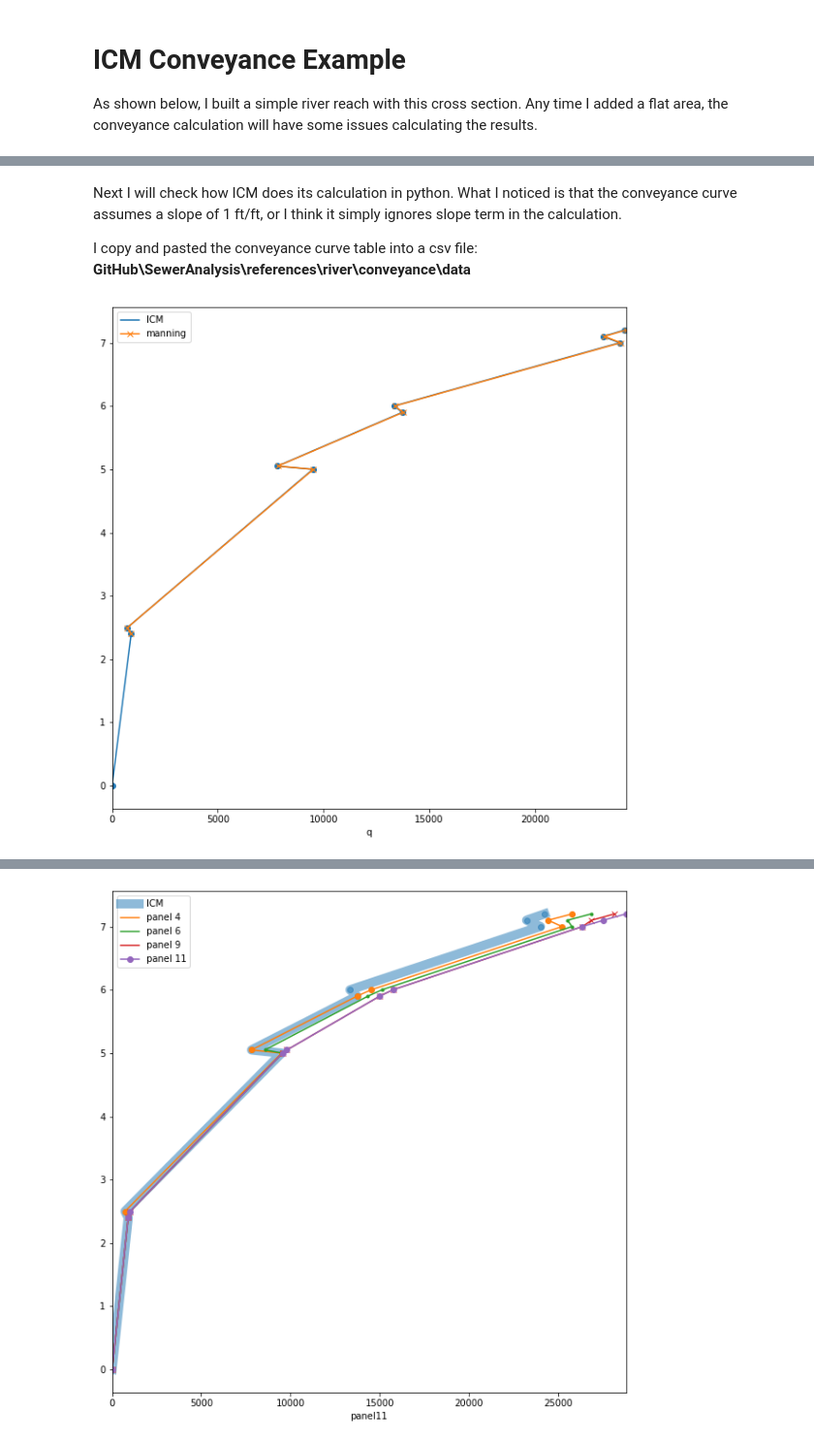
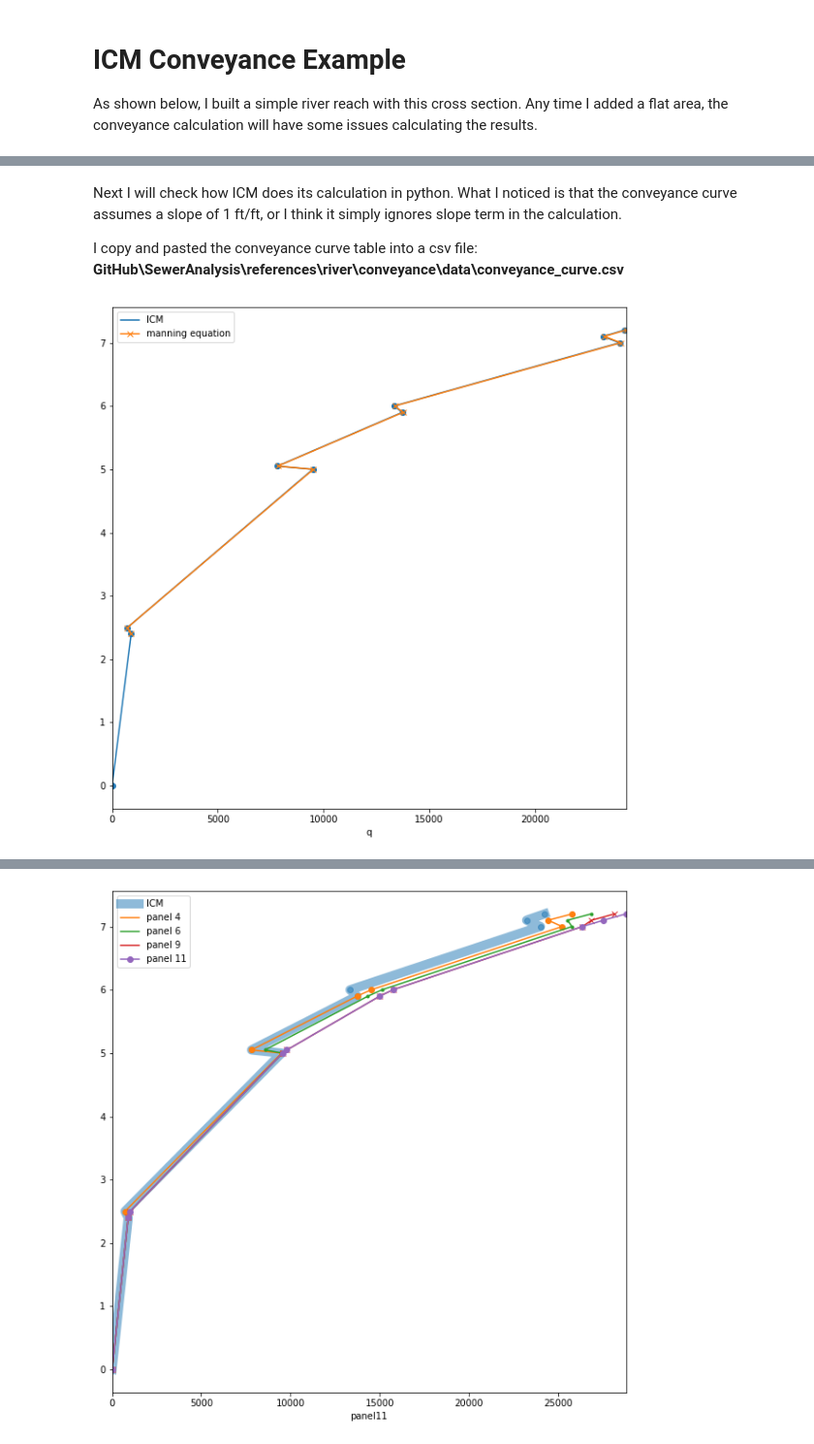
Before and after one commit to mel-meng/SewerAnalysis, a Jupyter notebook: references/river/conveyance/conveyance curve.ipynb, the cells around one changed output, grey strips where cells are left out. Shown: that part at 97% size. Drawn from its saved outputs; the diff is of its cells as text; code cells hidden in the pictures.

```diff
--- a/references/river/conveyance/conveyance curve.ipynb
+++ b/references/river/conveyance/conveyance curve.ipynb
@@ -48,7 +48,7 @@ As shown below, I built a simple river reach with this cross section. Any time I
 # %% [markdown]
 Next I will check how ICM does its calculation in python. What I noticed is that the conveyance curve assumes a slope of 1 ft/ft, or I think it simply ignores slope term in the calculation.
 
-I copy and pasted the conveyance curve table into a csv file: **GitHub\SewerAnalysis\references\river\conveyance\data**
+I copy and pasted the conveyance curve table into a csv file: **GitHub\SewerAnalysis\references\river\conveyance\data\conveyance_curve.csv**
 # %%
 import pandas as pd
 import os
@@ -61,20 +61,20 @@ df = pd.read_csv(conveyance_curve)
 # %%
 # perform the calculation
 
 slope = 1 # seems ICM always uses 1
 
 # calculate the hydraulic radus using the reported values in ICM
 df['r'] = df['Area (ft2)']/df['Perimeter (ft)']
 
 # using manning's equation to calculate the discharge
 df['q'] = (1.49/0.013)*df['Area (ft2)']*(df['r']**(2/3))
 
 # plot the results
 ax = df.plot(x='no_panel', y='Depth (ft)', style='o-', label='ICM', figsize=(10,10))
-df.plot(x='q', y='Depth (ft)', style='x-', ax=ax, label='manning')
+df.plot(x='q', y='Depth (ft)', style='x-', ax=ax, label='manning equation')
 plt.show()
 # %% [output]
-[figure, old version]
+[figure, new version]
 # %% [markdown]
 # Adding Panels to fix the issues
 
```
Also changed, not shown: parts of 5 cells of this notebook, 1 other file.
